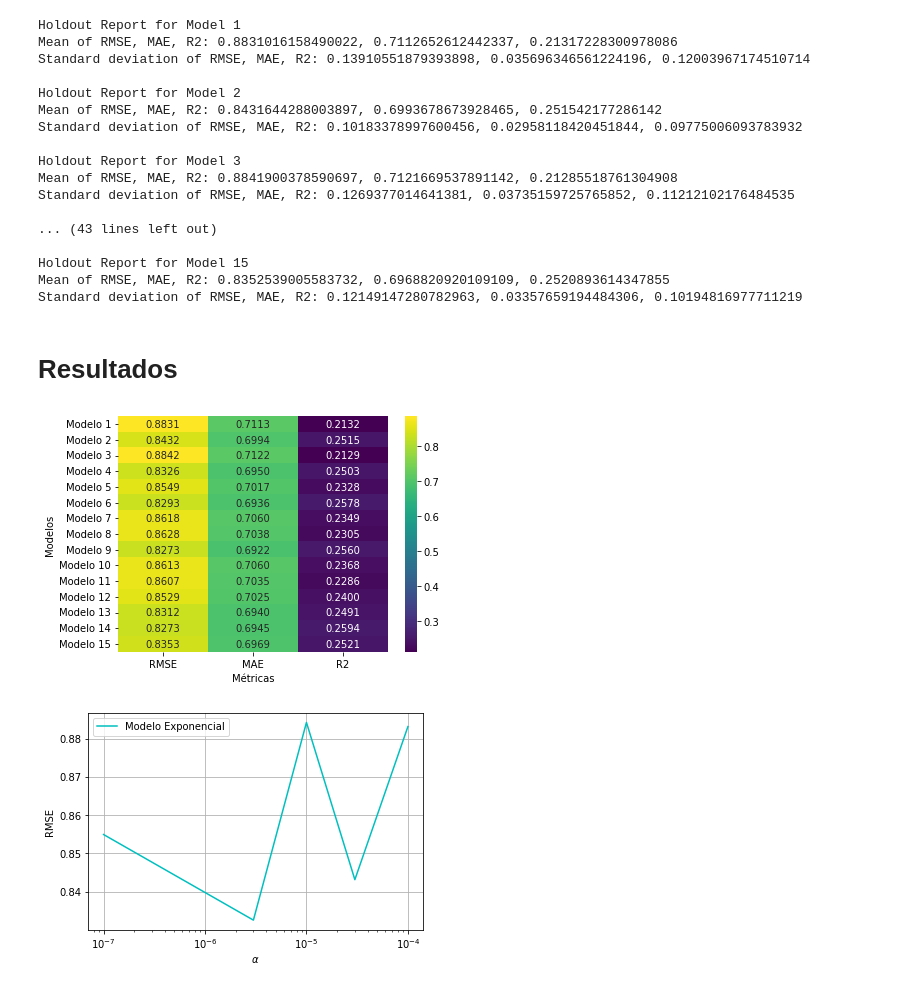
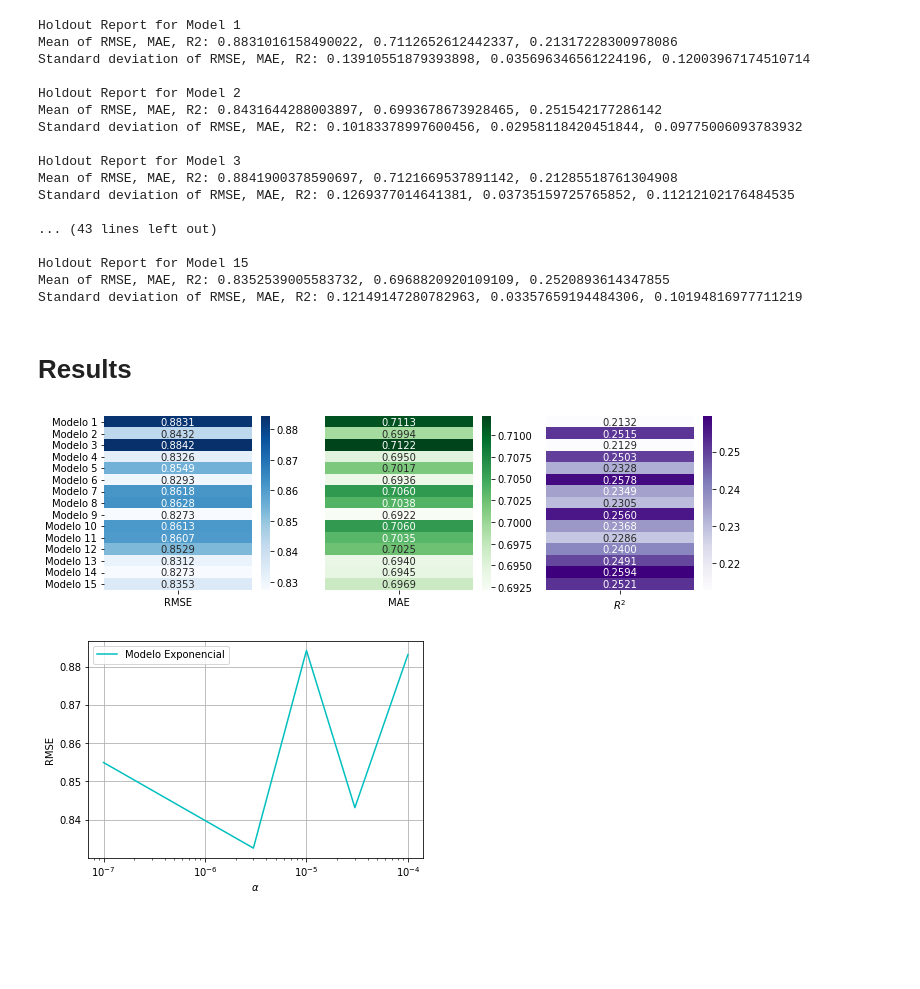
Before and after one commit to suribe06/BSc-Thesis, a Jupyter notebook: Code/Matrix Factorization/Thesis_Movie_Recommendations.ipynb, the cells around one changed output. Drawn from its saved outputs; the diff is of its cells as text; code cells hidden in the pictures; blank space fills up the shorter version.

Commit message:
Change in the way results are presented

```diff
--- a/Code/Matrix Factorization/Thesis_Movie_Recommendations.ipynb
+++ b/Code/Matrix Factorization/Thesis_Movie_Recommendations.ipynb
@@ -177,8 +177,6 @@ Standard deviation of RMSE, MAE, R2: 0.1867005100719084, 0.04278999308344076, 0.
 # %% [markdown]
 # Recommendation using topological properties (CMF)
 # %%
-metrics_array = []
-
 for i in range(15):
 
   filename = "gdrive/MyDrive/Datasets/user_topologycal_properties{0}.csv".format(i+1)
@@ -222,8 +220,6 @@ for i in range(15):
   stdev_h_rmse = statistics.stdev(h_rmse)
   stdev_h_mae = statistics.stdev(h_mae)
   stdev_h_r2 = statistics.stdev(h_r2)
-  aux = [mean_h_rmse, mean_h_mae, mean_h_r2]
-  metrics_array.append(aux)
   print("Holdout Report for Model {0}".format(i+1))
   print("Mean of RMSE, MAE, R2: {0}, {1}, {2}".format(mean_h_rmse,mean_h_mae,mean_h_r2))
   print("Standard deviation of RMSE, MAE, R2: {0}, {1}, {2}".format(stdev_h_rmse,stdev_h_mae,stdev_h_r2))
@@ -247,22 +243,42 @@ Holdout Report for Model 15
 Mean of RMSE, MAE, R2: 0.8352539005583732, 0.6968820920109109, 0.2520893614347855
 Standard deviation of RMSE, MAE, R2: 0.12149147280782963, 0.03357659194484306, 0.10194816977711219
 # %% [markdown]
-# **Resultados**
+# **Results**
-# %%
-metrics_array = np.array(metrics_array)
-index_values = ['Modelo {0}'.format(i+1) for i in range(15)]
-column_values = ['RMSE', 'MAE', 'R2']
-df = pd.DataFrame(data=metrics_array, index=index_values, columns=column_values)
-
-#Results
-results = sns.heatmap(df, annot=True, cmap ='viridis', fmt=".4f")
-plt.xlabel("Métricas")
-plt.ylabel("Modelos")
-plt.tight_layout()
-figure = results.get_figure()
-figure.savefig('results.jpg', dpi=400)
-# %% [output]
-[figure, removed]
+# %%
+metrics_array = np.array(
+    [[0.8831016158490022, 0.7112652612442337, 0.21317228300978086],
+    [0.8431644288003897, 0.6993678673928465, 0.251542177286142],
+    [0.8841900378590697, 0.7121669537891142, 0.21285518761304908],
+    [0.8326077124316996, 0.6950180491050036, 0.2502668574971197],
+    [0.8549444312890052, 0.7017091342324339, 0.2328050802797905],
+    [0.82934217031758, 0.693580732388378, 0.2577949581134487],
+    [0.8617622287753627, 0.7060396452268201, 0.23492076741232407],
+    [0.8628286733742115, 0.7038305314887368, 0.23045149079669036],
+    [0.8273345854436961, 0.6921750152452244, 0.2559871523800278],
+    [0.8612745602012266, 0.7059840130747483, 0.2367590977630544],
+    [0.8606823130826213, 0.703525468437611, 0.2286399606725255],
+    [0.8529436663606957, 0.7024779656804425, 0.23996124605737107],
+    [0.8311947129751686, 0.6940413187698704, 0.24914672377363306],
+    [0.8273406659607411, 0.6944736540231924, 0.25941533002396966],
+    [0.8352539005583732, 0.6968820920109109, 0.2520893614347855]]
+)
+
+index_values = ['Modelo {0}'.format(i+1) for i in range(15)]
+column_values = ['RMSE', 'MAE', '$R^2$']
+df = pd.DataFrame(data=metrics_array, index=index_values, columns=column_values)
+
+#Results
+
+cm = ['Blues', 'Greens', 'Purples']
+f, axs = plt.subplots(1, df.columns.size, figsize=(10, 3))
+for i, (s, a, c) in enumerate(zip(df.columns, axs, cm)):
+    sns.heatmap(np.array([df[s].values]).T, yticklabels=df.index, xticklabels=[s], annot=True, fmt='.4f', ax=a, cmap=c)
+    if i>0:
+        a.yaxis.set_ticks([])
+f.tight_layout()
+f.savefig('results.jpg', dpi=400)
+# %% [output]
+[figure, added]
 # %%
 alphas_expo = [1*10**-4, 3*10**-5, 1*10**-5, 3*10**-6, 1*10**-7]
 alphas_pow = [7.5, 8.5, 9, 9.5, 11]
```
Also changed, not shown: parts of 2 cells of this notebook, 1 other file.
